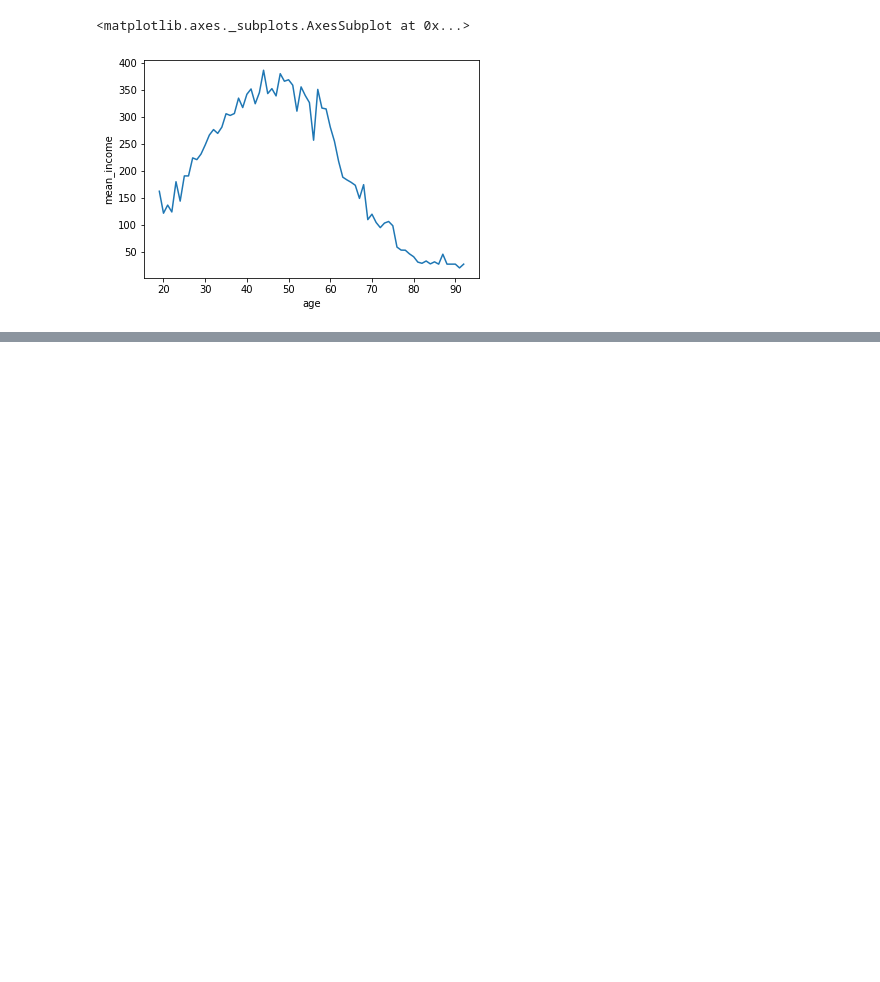
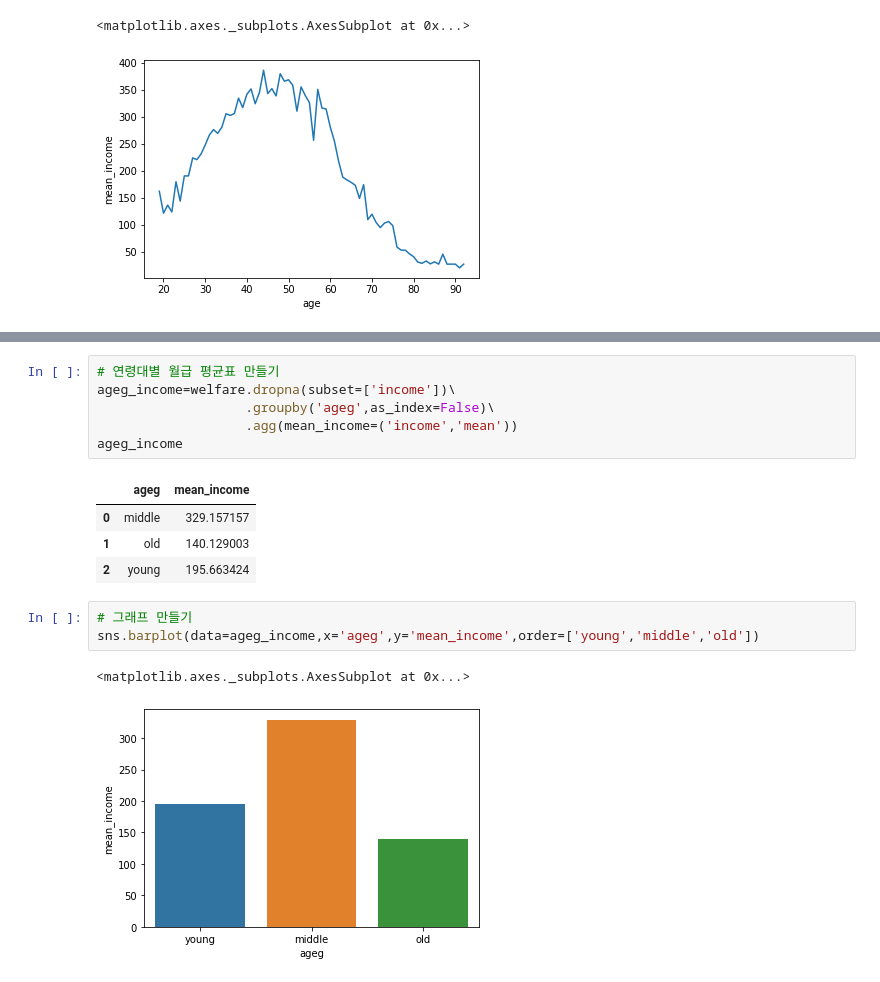
Before and after one commit to Devheun/Data-Analysis, a Jupyter notebook: Project1.ipynb, the cells around one changed output, grey strips where cells are left out. Cells and saved outputs as stored; diff of their text form; blank space fills up the shorter version.

```diff
--- a/Project1.ipynb
+++ b/Project1.ipynb
@@ -181,0 +206,17 @@ sns.lineplot(data=age_income,x='age',y='mean_income')
+# %%
+# 연령대별 월급 평균표 만들기
+ageg_income=welfare.dropna(subset=['income'])\
+                   .groupby('ageg',as_index=False)\
+                   .agg(mean_income=('income','mean'))
+ageg_income
+# %% [output]
+|  | ageg | mean_income |
+| 0 | middle | 329.157157 |
+| 1 | old | 140.129003 |
+| 2 | young | 195.663424 |
+# %%
+# 그래프 만들기
+sns.barplot(data=ageg_income,x='ageg',y='mean_income',order=['young','middle','old'])
+# %% [output]
+<matplotlib.axes._subplots.AxesSubplot at 0x...>
+[figure, added]
```
Also changed, not shown: parts of 20 cells of this notebook.
